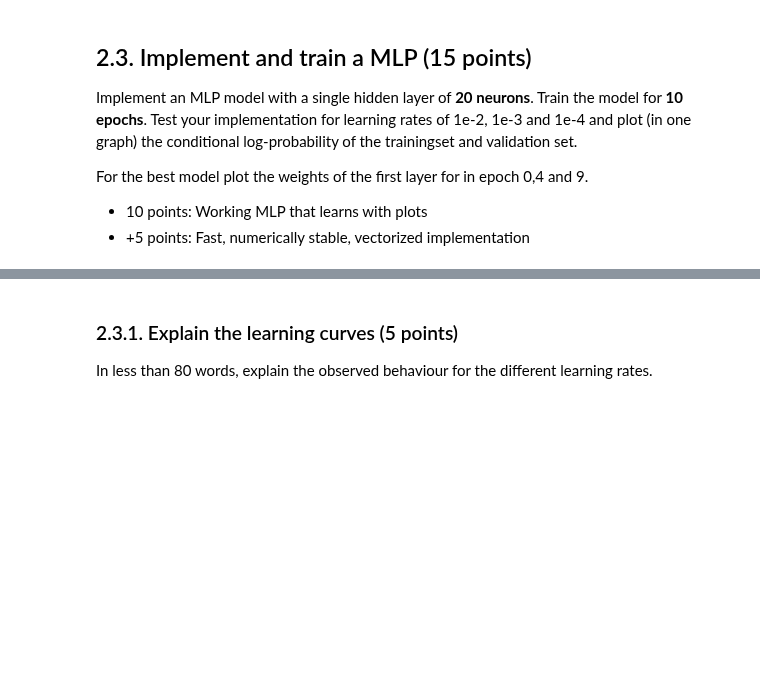
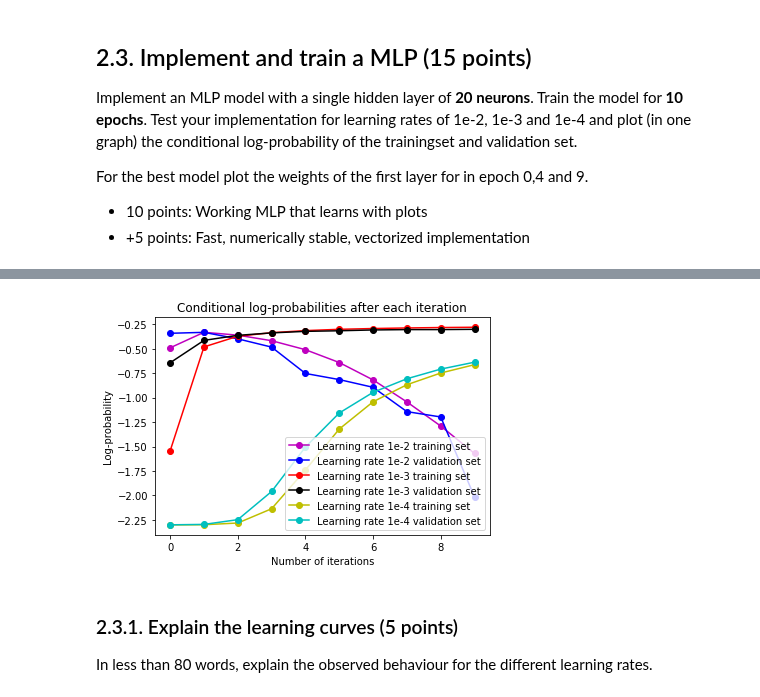
Before and after one commit to ML77777/ML1-18, a Jupyter notebook: Bobbie/lab2.ipynb, the cells around one changed output, grey strips where cells are left out. Saved outputs shown, nothing was run; the diff lists cells and outputs as text; code cells hidden in the pictures; blank space fills up the shorter version.

```diff
--- a/Bobbie/lab2.ipynb
+++ b/Bobbie/lab2.ipynb
@@ -680,3 +807,34 @@ raise NotImplementedError()
+# %%
+# plot the train and validation logp for all three learning rates in one figure
+
+def plotlogp(eta):
+    L = 20
+    np.random.seed(1243)
+    w = np.random.normal(size=(L,10), scale=0.001)
+    b = np.zeros((10,))
+    v = np.random.normal(size=(28*28,L), scale=0.001)
+    a = np.zeros((L,))
+
+    w,b,v,a,logps_train, logps_valid = test_sgd_mlp(x_train, t_train, x_valid, t_valid, w, b, v, a, eta)
+    return logps_train, logps_valid
+
+logps_train_2, logps_valid_2 = plotlogp(1e-2)
+logps_train_3, logps_valid_3 = plotlogp(1e-3)
+logps_train_4, logps_valid_4 = plotlogp(1e-4)
+
+plt.plot(list(range(10)), logps_train_2, 'mo-', label="Learning rate 1e-2 training set")
+plt.plot(list(range(10)), logps_valid_2, 'bo-', label="Learning rate 1e-2 validation set")
+plt.plot(list(range(10)), logps_train_3, 'ro-', label="Learning rate 1e-3 training set")
+plt.plot(list(range(10)), logps_valid_3, 'ko-', label="Learning rate 1e-3 validation set")
+plt.plot(list(range(10)), logps_train_4, 'yo-', label="Learning rate 1e-4 training set")
+plt.plot(list(range(10)), logps_valid_4, 'co-', label="Learning rate 1e-4 validation set")
+plt.xlabel("Number of iterations")
+plt.ylabel("Log-probability")
+plt.title("Conditional log-probabilities after each iteration")
+plt.legend()
+plt.show()
+# %% [output]
+[figure, added]
 # %% [markdown]
 ### 2.3.1. Explain the learning curves (5 points)
 In less than 80 words, explain the observed behaviour for the different learning rates.
```
Also changed, not shown: parts of 14 cells of this notebook.
